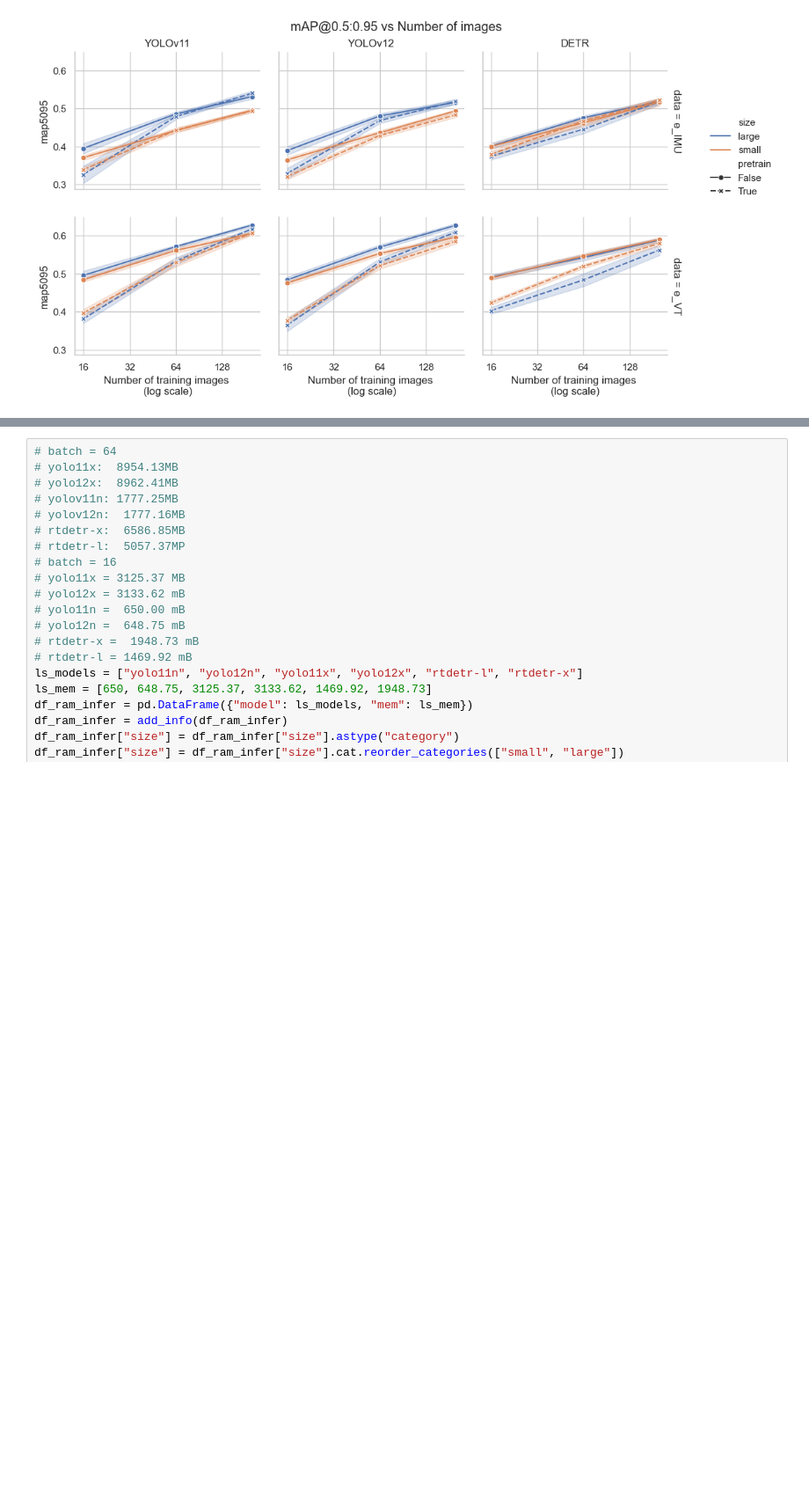
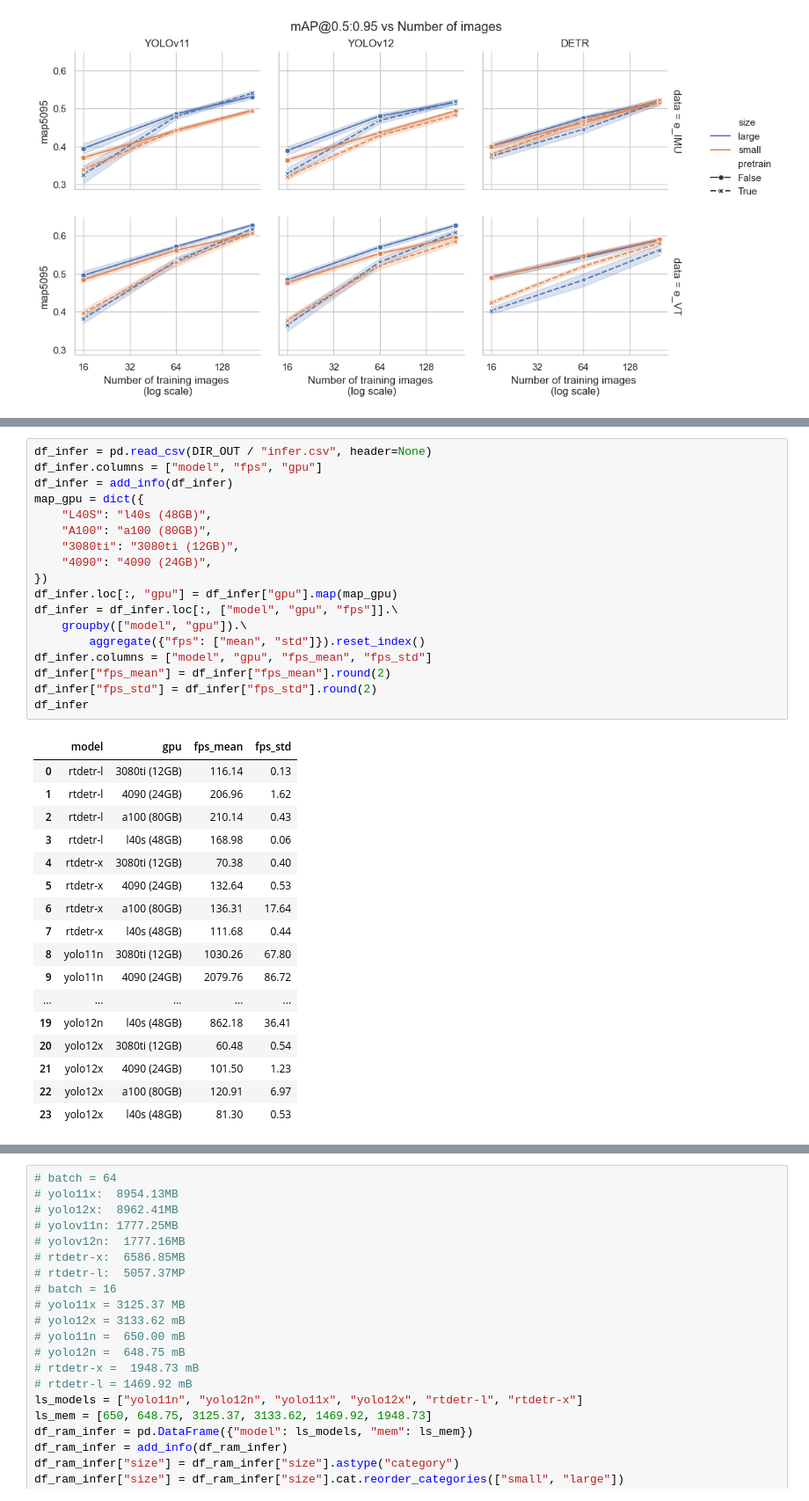
Before and after one commit to Niche-Lab/COLO, a Jupyter notebook: evaluate.ipynb, the cells around one changed output, grey strips where cells are left out. Shown at 88% size. Saved outputs shown, nothing was run; the diff lists cells and outputs as text; blank space fills up the shorter version.

```diff
--- a/evaluate.ipynb
+++ b/evaluate.ipynb
@@ -358,3 +428,39 @@ plt.savefig(PATHS["DIR_SRC"]/"ms"/"r1"/"src"/"fig_time_train.png", dpi=300)
 # %% [output]
 min_mu: 0.6019008159637451
 [figure]
+# %%
+df_infer = pd.read_csv(DIR_OUT / "infer.csv", header=None)
+df_infer.columns = ["model", "fps", "gpu"]
+df_infer = add_info(df_infer)
+map_gpu = dict({
+    "L40S": "l40s (48GB)",
+    "A100": "a100 (80GB)",
+    "3080ti": "3080ti (12GB)",
+    "4090": "4090 (24GB)",
+})
+df_infer.loc[:, "gpu"] = df_infer["gpu"].map(map_gpu)
+df_infer = df_infer.loc[:, ["model", "gpu", "fps"]].\
+    groupby(["model", "gpu"]).\
+        aggregate({"fps": ["mean", "std"]}).reset_index()
+df_infer.columns = ["model", "gpu", "fps_mean", "fps_std"]
+df_infer["fps_mean"] = df_infer["fps_mean"].round(2)
+df_infer["fps_std"] = df_infer["fps_std"].round(2)
+df_infer
+# %% [output]
+|  | model | gpu | fps_mean | fps_std |
+| 0 | rtdetr-l | 3080ti (12GB) | 116.14 | 0.13 |
+| 1 | rtdetr-l | 4090 (24GB) | 206.96 | 1.62 |
+| 2 | rtdetr-l | a100 (80GB) | 210.14 | 0.43 |
+| 3 | rtdetr-l | l40s (48GB) | 168.98 | 0.06 |
+| 4 | rtdetr-x | 3080ti (12GB) | 70.38 | 0.40 |
+| 5 | rtdetr-x | 4090 (24GB) | 132.64 | 0.53 |
+| 6 | rtdetr-x | a100 (80GB) | 136.31 | 17.64 |
+| 7 | rtdetr-x | l40s (48GB) | 111.68 | 0.44 |
+| 8 | yolo11n | 3080ti (12GB) | 1030.26 | 67.80 |
+| 9 | yolo11n | 4090 (24GB) | 2079.76 | 86.72 |
+| ... | ... | ... | ... | ... |
+| 19 | yolo12n | l40s (48GB) | 862.18 | 36.41 |
+| 20 | yolo12x | 3080ti (12GB) | 60.48 | 0.54 |
+| 21 | yolo12x | 4090 (24GB) | 101.50 | 1.23 |
+| 22 | yolo12x | a100 (80GB) | 120.91 | 6.97 |
+| 23 | yolo12x | l40s (48GB) | 81.30 | 0.53 |
```
Also changed, not shown: parts of 15 cells of this notebook, 11 other files.
